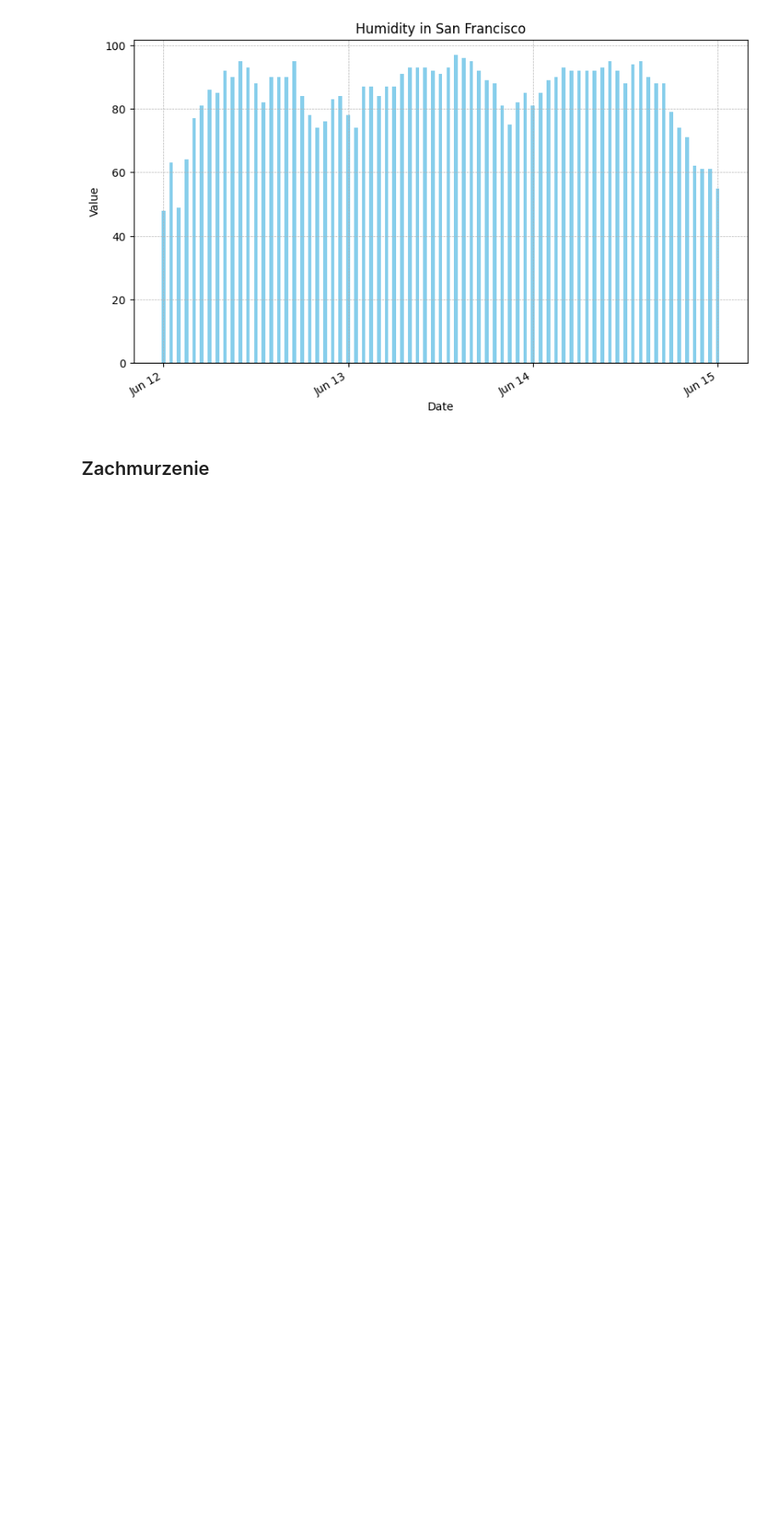
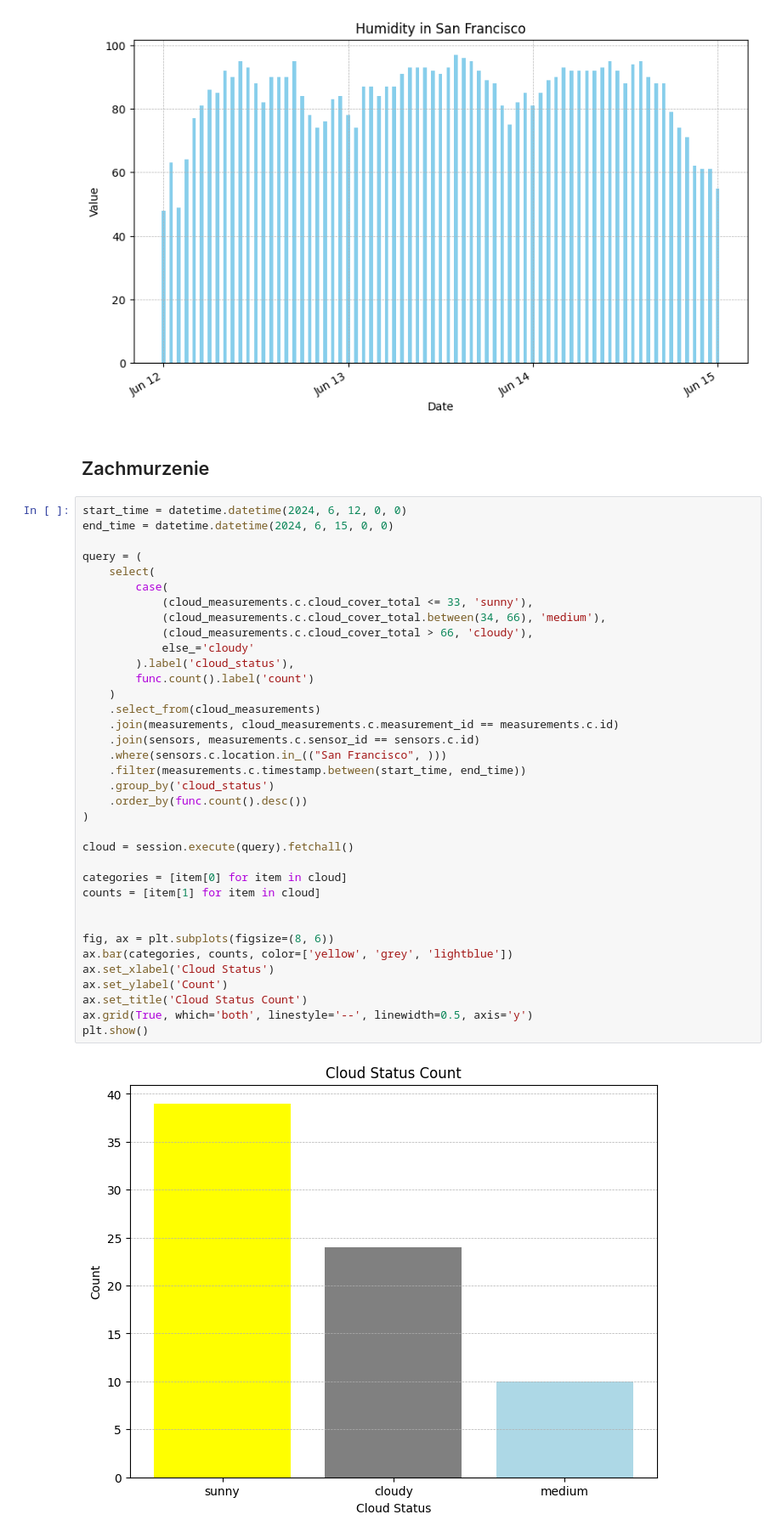
Before and after one commit to Julnowak/AD_project, a Jupyter notebook: backend/main_app/queries.ipynb, the cells around one changed output. Shown: that part at 85% size. Cells and saved outputs as stored; diff of their text form; blank space fills up the shorter version.

```diff
--- a/backend/main_app/queries.ipynb
+++ b/backend/main_app/queries.ipynb
@@ -255,6 +255,44 @@ plt.show()
 [figure]
 # %% [markdown]
 ## Zachmurzenie
+# %%
+start_time = datetime.datetime(2024, 6, 12, 0, 0)
+end_time = datetime.datetime(2024, 6, 15, 0, 0)
+
+query = (
+    select(
+        case(
+            (cloud_measurements.c.cloud_cover_total <= 33, 'sunny'),
+            (cloud_measurements.c.cloud_cover_total.between(34, 66), 'medium'),
+            (cloud_measurements.c.cloud_cover_total > 66, 'cloudy'),
+            else_='cloudy'
+        ).label('cloud_status'),
+        func.count().label('count')
+    )
+    .select_from(cloud_measurements)
+    .join(measurements, cloud_measurements.c.measurement_id == measurements.c.id)
+    .join(sensors, measurements.c.sensor_id == sensors.c.id)
+    .where(sensors.c.location.in_(("San Francisco", )))
+    .filter(measurements.c.timestamp.between(start_time, end_time))
+    .group_by('cloud_status')
+    .order_by(func.count().desc())
+)
+
+cloud = session.execute(query).fetchall()
+
+categories = [item[0] for item in cloud]
+counts = [item[1] for item in cloud]
+
+
+fig, ax = plt.subplots(figsize=(8, 6))
+ax.bar(categories, counts, color=['yellow', 'grey', 'lightblue'])
+ax.set_xlabel('Cloud Status')
+ax.set_ylabel('Count')
+ax.set_title('Cloud Status Count')
+ax.grid(True, which='both', linestyle='--', linewidth=0.5, axis='y')
+plt.show()
+# %% [output]
+[figure, added]
 # %%
 start_time = datetime.datetime(2024, 6, 12, 0, 0)
 end_time = datetime.datetime(2024, 6, 15, 0, 0)
```
Also changed, not shown: parts of 2 cells of this notebook.
